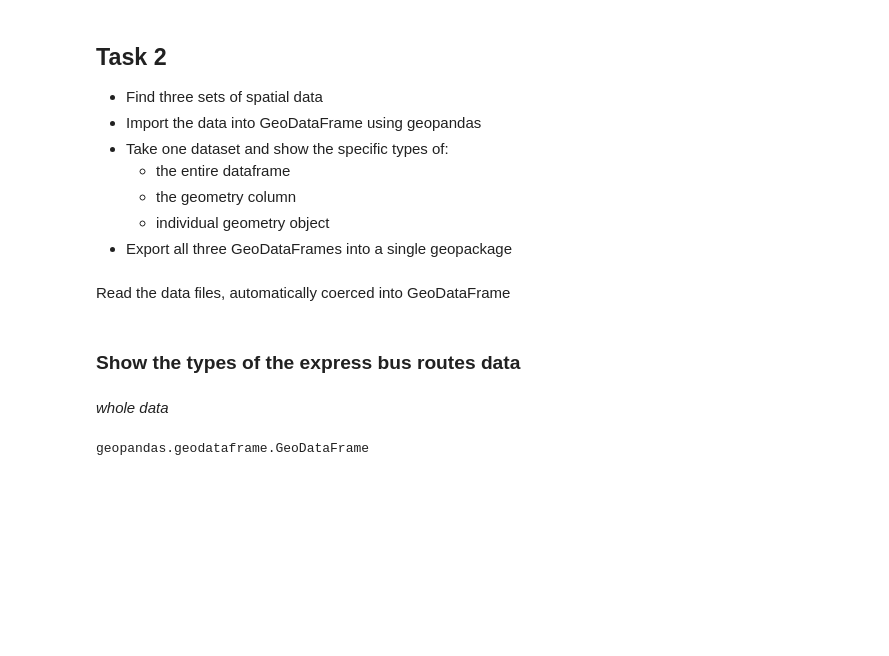
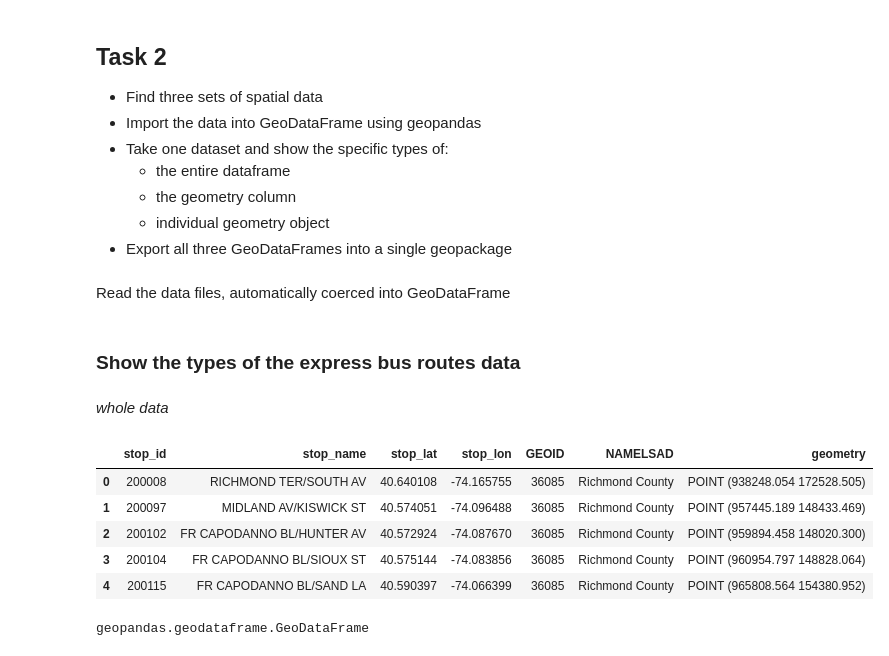
Before and after one commit to TangoYankee/gtech_731-geocomp-hw, a Jupyter notebook: assignment-six/assignment_six.ipynb, the cells around one changed output. Saved outputs shown, nothing was run; the diff lists cells and outputs as text; code cells hidden in the pictures; blank space fills up the shorter version.

```diff
--- a/assignment-six/assignment_six.ipynb
+++ b/assignment-six/assignment_six.ipynb
@@ -38,3 +36,12 @@ bus
+# %%
+bus_stops_express.head()
+# %% [output]
+|  | stop_id | stop_name | stop_lat | stop_lon | GEOID | NAMELSAD | geometry |
+| 0 | 200008 | RICHMOND TER/SOUTH AV | 40.640108 | -74.165755 | 36085 | Richmond County | POINT (938248.054 172528.505) |
+| 1 | 200097 | MIDLAND AV/KISWICK ST | 40.574051 | -74.096488 | 36085 | Richmond County | POINT (957445.189 148433.469) |
+| 2 | 200102 | FR CAPODANNO BL/HUNTER AV | 40.572924 | -74.087670 | 36085 | Richmond County | POINT (959894.458 148020.300) |
+| 3 | 200104 | FR CAPODANNO BL/SIOUX ST | 40.575144 | -74.083856 | 36085 | Richmond County | POINT (960954.797 148828.064) |
+| 4 | 200115 | FR CAPODANNO BL/SAND LA | 40.590397 | -74.066399 | 36085 | Richmond County | POINT (965808.564 154380.952) |
 # %%
 type(bus_stops_express.head())
 # %% [output]
```
Also changed, not shown: parts of 4 cells of this notebook, 2 other files.
